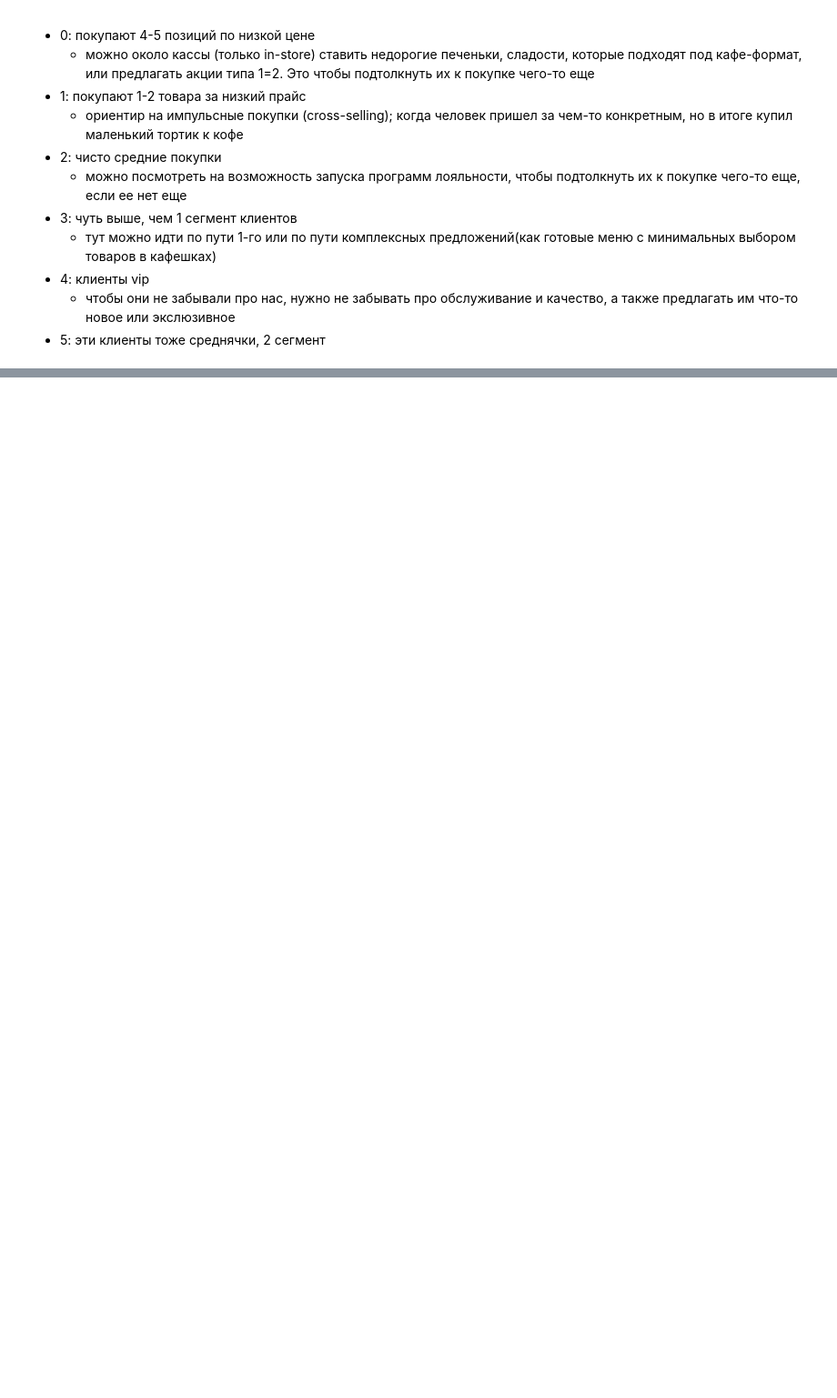
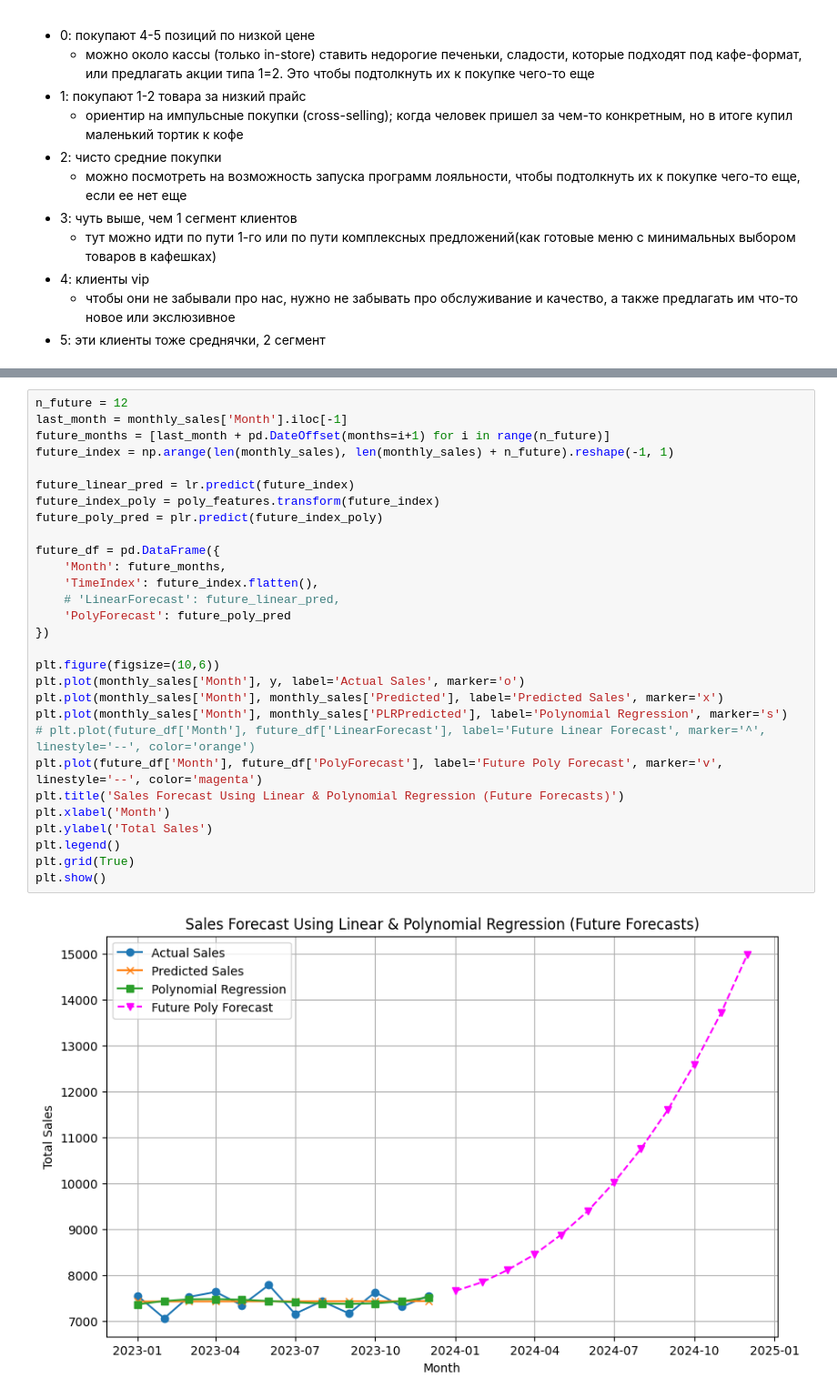
Before and after one commit to Mauzec/spbu_ml_2025, a Jupyter notebook: homeworks/ex1-analysis/analysis.ipynb, the cells around one changed output, grey strips where cells are left out. Shown at 91% size. Cells and saved outputs as stored; diff of their text form; blank space fills up the shorter version.

```diff
--- a/homeworks/ex1-analysis/analysis.ipynb
+++ b/homeworks/ex1-analysis/analysis.ipynb
@@ -391,0 +511,31 @@ Cluster
+# %%
+n_future = 12
+last_month = monthly_sales['Month'].iloc[-1]
+future_months = [last_month + pd.DateOffset(months=i+1) for i in range(n_future)]
+future_index = np.arange(len(monthly_sales), len(monthly_sales) + n_future).reshape(-1, 1)
+
+future_linear_pred = lr.predict(future_index)
+future_index_poly = poly_features.transform(future_index)
+future_poly_pred = plr.predict(future_index_poly)
+
+future_df = pd.DataFrame({
+    'Month': future_months,
+    'TimeIndex': future_index.flatten(),
+    # 'LinearForecast': future_linear_pred,
+    'PolyForecast': future_poly_pred
+})
+
+plt.figure(figsize=(10,6))
+plt.plot(monthly_sales['Month'], y, label='Actual Sales', marker='o')
+plt.plot(monthly_sales['Month'], monthly_sales['Predicted'], label='Predicted Sales', marker='x')
+plt.plot(monthly_sales['Month'], monthly_sales['PLRPredicted'], label='Polynomial Regression', marker='s')
+# plt.plot(future_df['Month'], future_df['LinearForecast'], label='Future Linear Forecast', marker='^', linestyle='--', color='orange')
+plt.plot(future_df['Month'], future_df['PolyForecast'], label='Future Poly Forecast', marker='v', linestyle='--', color='magenta')
+plt.title('Sales Forecast Using Linear & Polynomial Regression (Future Forecasts)')
+plt.xlabel('Month')
+plt.ylabel('Total Sales')
+plt.legend()
+plt.grid(True)
+plt.show()
+# %% [output]
+[figure, added]
```
Also changed, not shown: parts of 12 cells of this notebook.
